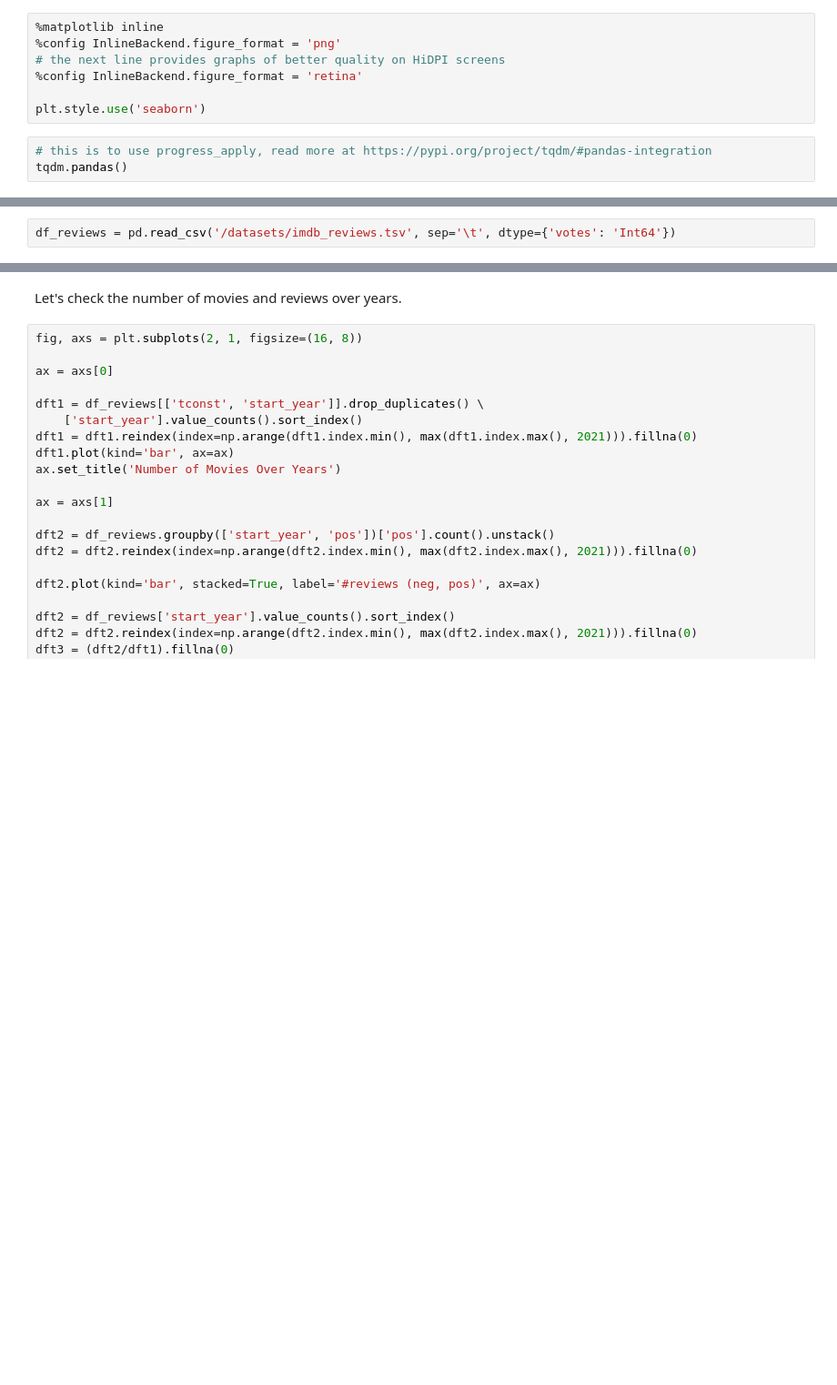
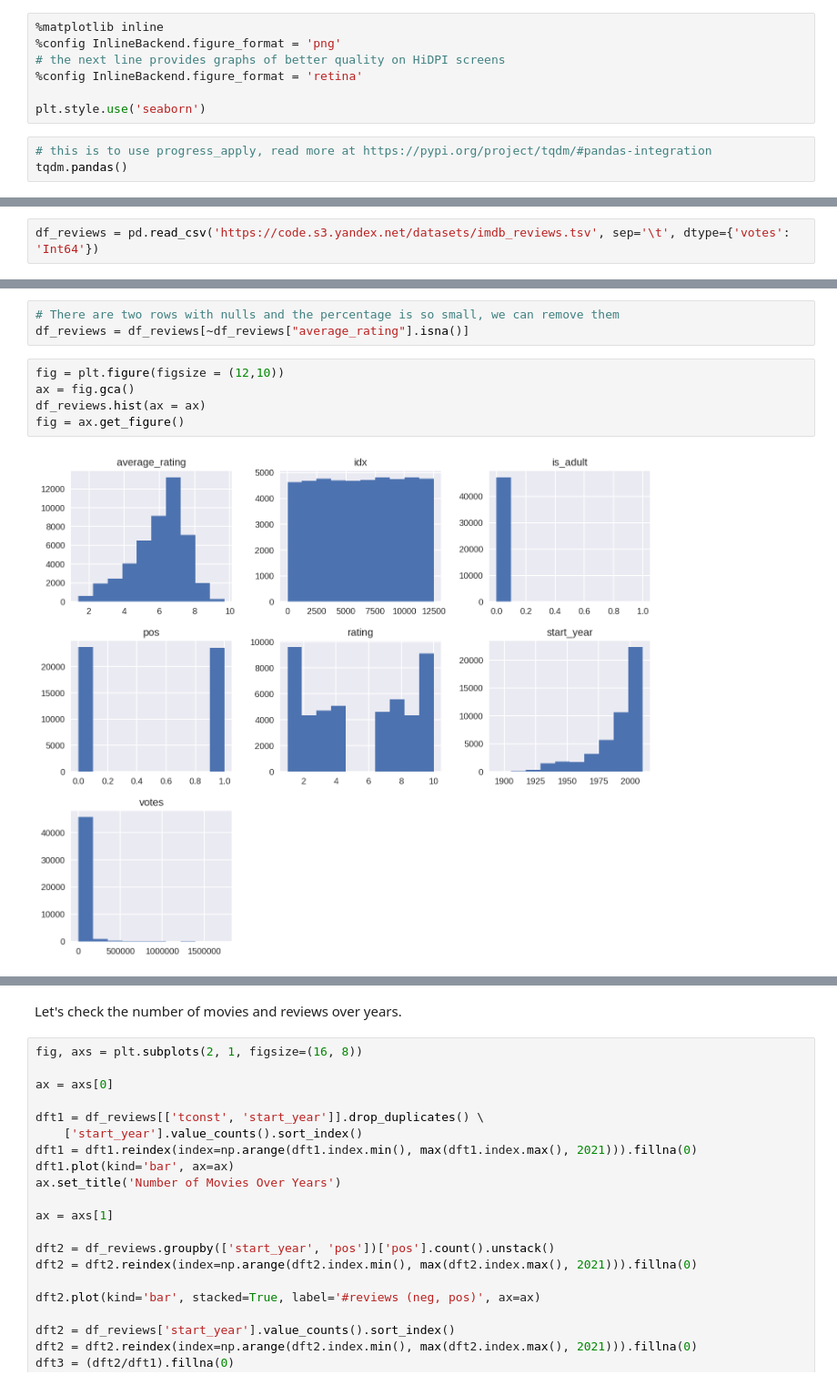
Before and after one commit to rainbowmoonlight/Yandex_Practicum_Projects, a Jupyter notebook: 13 NLP IMDB Review Classification/NLP IMDB reviews classification.ipynb, the cells around one changed output, grey strips where cells are left out. Shown at 91% size. Saved outputs shown, nothing was run; the diff lists cells and outputs as text; blank space fills up the shorter version.

Commit message:
update NLP IMDB reviews classification

```diff
--- a/13 NLP IMDB Review Classification/NLP IMDB reviews classification.ipynb
+++ b/13 NLP IMDB Review Classification/NLP IMDB reviews classification.ipynb
@@ -31,2 +78,2 @@ tqdm.pandas()
 # %%
-df_reviews = pd.read_csv('/datasets/imdb_reviews.tsv', sep='\t', dtype={'votes': 'Int64'})
+df_reviews = pd.read_csv('https://code.s3.yandex.net/datasets/imdb_reviews.tsv', sep='\t', dtype={'votes': 'Int64'})
@@ -34,0 +173,10 @@ df_reviews = pd.read_csv('/datasets/imdb_reviews.tsv', sep='\t', dtype={'votes':
+# %%
+# There are two rows with nulls and the percentage is so small, we can remove them
+df_reviews = df_reviews[~df_reviews["average_rating"].isna()]
+# %%
+fig = plt.figure(figsize = (12,10))
+ax = fig.gca()
+df_reviews.hist(ax = ax)
+fig = ax.get_figure()
+# %% [output]
+[figure, added]
```
Also changed, not shown: parts of 86 cells of this notebook.
